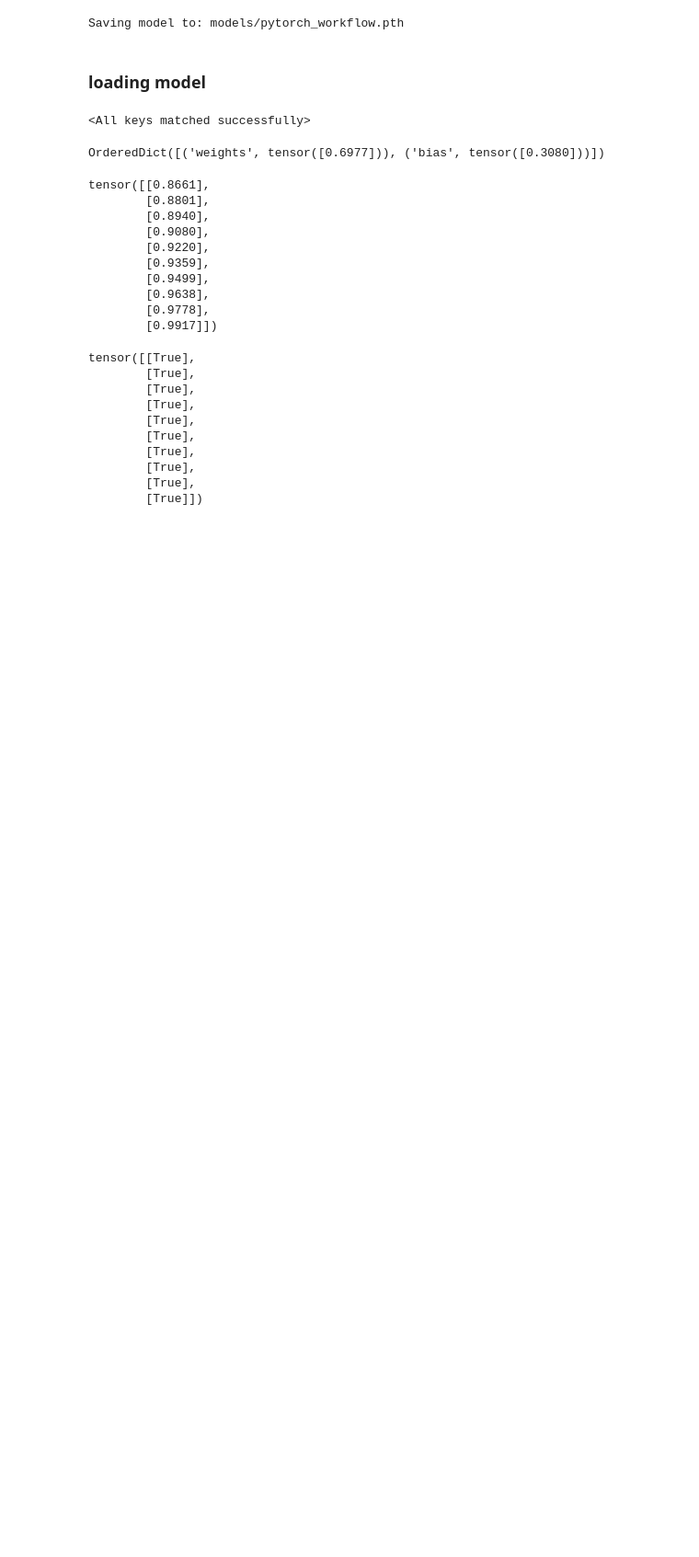
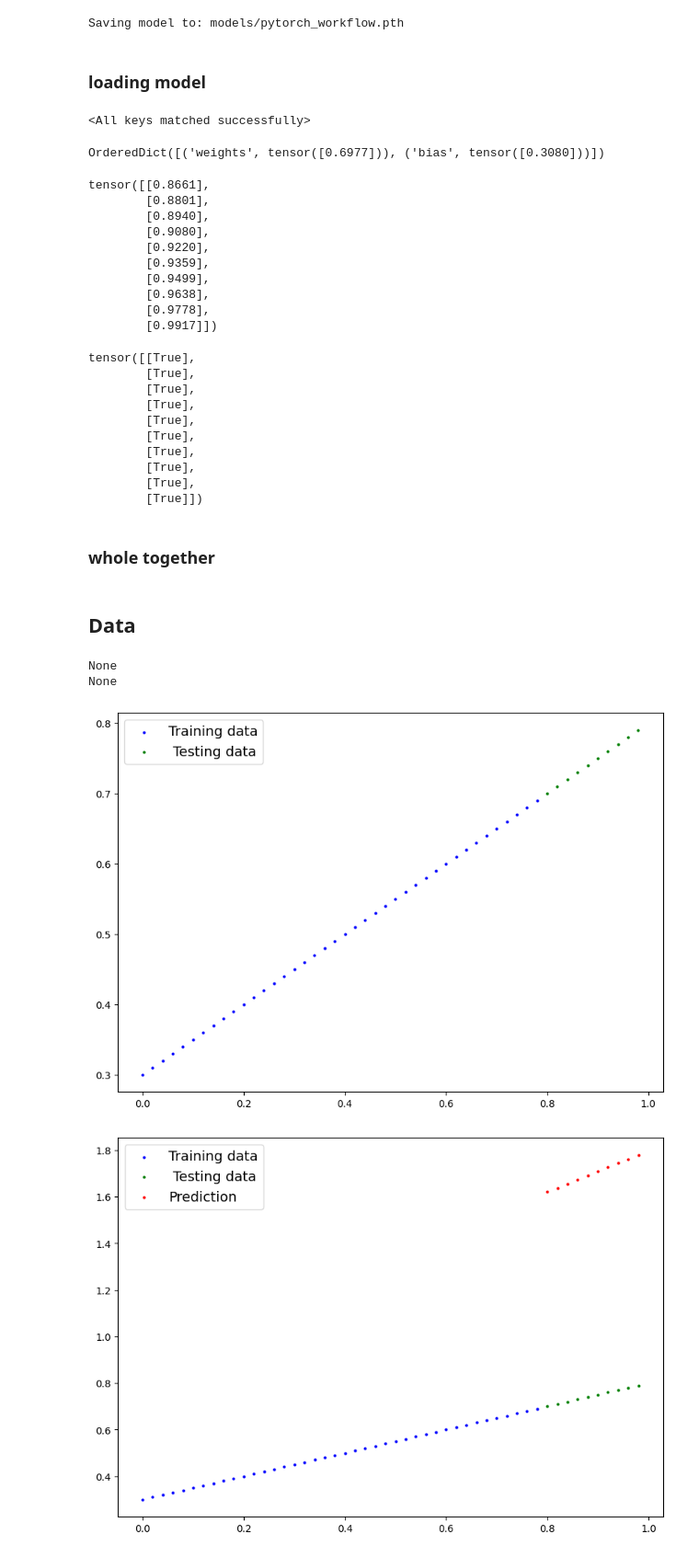
Before and after one commit to solielmaf/pytorch, a Jupyter notebook: pytorch_workflow.ipynb, the cells around one changed output. Shown at 92% size. Drawn from its saved outputs; the diff is of its cells as text; code cells hidden in the pictures; blank space fills up the shorter version.

```diff
--- a/pytorch_workflow.ipynb
+++ b/pytorch_workflow.ipynb
@@ -344,3 +344,5 @@ tensor([[True],
         [True],
         [True],
         [True]])
+# %% [markdown]
+### whole together
@@ -346,0 +353,56 @@ tensor([[True],
+# %% [markdown]
+## Data
+# %%
+# create known parameters
+weight = 0.5
+bias = 0.3
+
+X = torch.arange(0,1,0.02).unsqueeze(dim=1)
+Y = weight *X + bias
+
+# create a train and test split
+
+train_split = int(0.8 * len(X))
+x_train, y_train = X[:train_split], Y[:train_split]
+x_test, y_test = X[train_split:], Y[train_split:]
+
+#plot prediction
+def plot_predicitons (train_data= x_train,
+                      train_labels= y_train,
+                      test_data = x_test,
+                      test_labels= y_test,
+                      prediction = None):
+  plt.figure(figsize=(10,7))
+
+  plt.scatter(train_data, train_labels, c="b", s=4, label="Training data")
+  plt.scatter(test_data, test_labels, c="g", s=4, label=" Testing data" )
+
+  if prediction is not None:
+    plt.scatter(test_data,prediction, c="r", s=4, label= "Prediction")
+  plt.legend(prop={"size": 14})
+
+print(plot_predicitons())
+
+# create linear regression model class
+
+class LinearRegressionModel(nn.Module):
+  def __init__(self):
+    super().__init__()
+    self.weights = nn.Parameter(torch.rand(1, requires_grad=True, dtype=torch.float))
+    self.bias = nn.Parameter(torch.rand(1, requires_grad=True, dtype=torch.float))
+
+  def forward(self, x:torch.Tensor) -> torch.Tensor:
+    return self.weights * x + self.bias
+
+torch.manual_seed(42)
+model_1 = LinearRegressionModel()
+
+with torch.inference_mode():
+  y_preds = model_1(x_test)
+y_preds
+print(plot_predicitons(prediction=y_preds))
+# %% [output]
+None
+None
+[figure, added]
+[figure, added]
```
Also changed, not shown: parts of 2 cells of this notebook.
